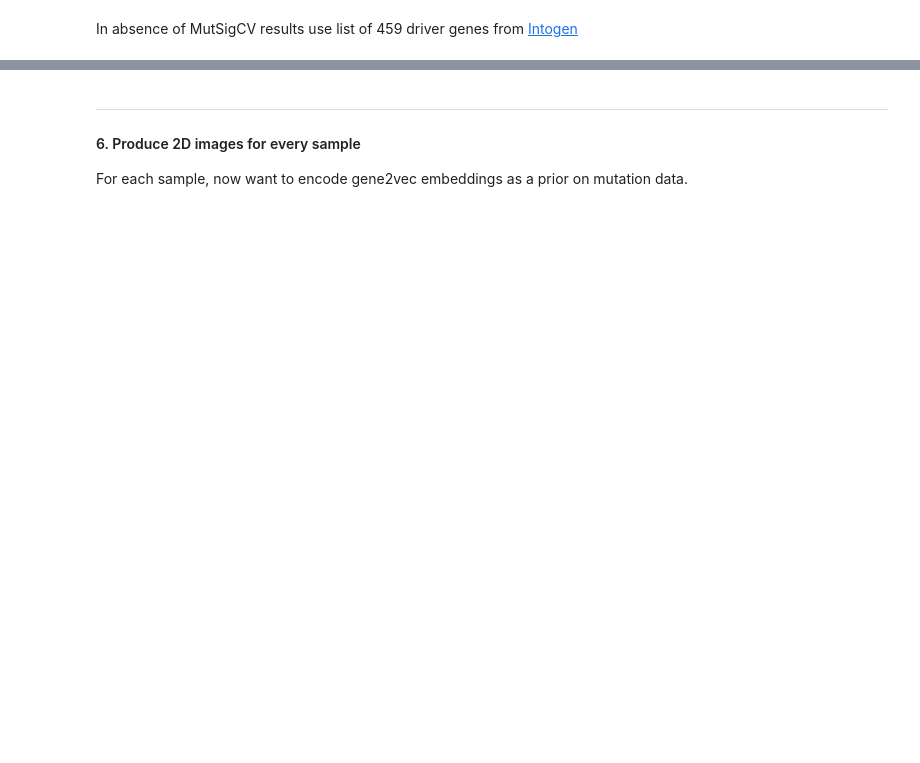
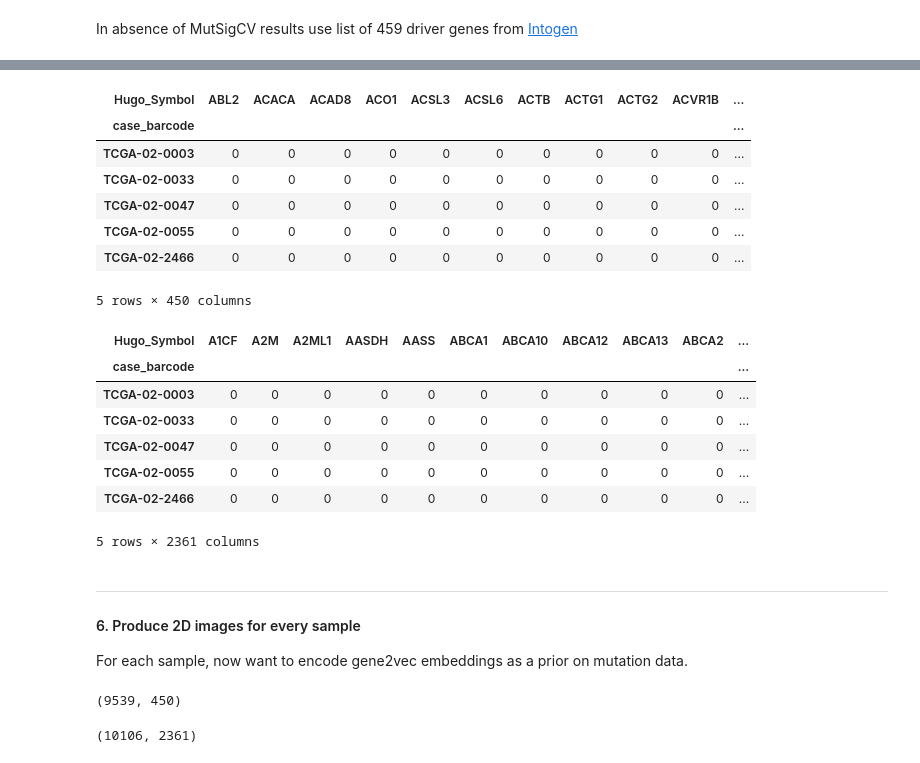
Before and after one commit to athon-millane/thesis, a Jupyter notebook: notebooks/gene2vec.ipynb, the cells around one changed output, grey strips where cells are left out. Drawn from its saved outputs; the diff is of its cells as text; code cells hidden in the pictures; blank space fills up the shorter version.

```diff
--- a/notebooks/gene2vec.ipynb
+++ b/notebooks/gene2vec.ipynb
@@ -330,6 +349,26 @@ df_pivot1 = (df_proc1.pipe(dedup_and_get_variant_count)
 
 df_pivot2 = (df_proc2.pipe(dedup_and_get_variant_count)
                      .pipe(reshape_pivot))
+# %%
+df_pivot1.head()
+df_pivot2.head()
+# %% [output]
+| Hugo_Symbol | ABL2 | ACACA | ACAD8 | ACO1 | ACSL3 | ACSL6 | ACTB | ACTG1 | ACTG2 | ACVR1B | ... |
+| case_barcode |  |  |  |  |  |  |  |  |  |  | ... |
+| TCGA-02-0003 | 0 | 0 | 0 | 0 | 0 | 0 | 0 | 0 | 0 | 0 | ... |
+| TCGA-02-0033 | 0 | 0 | 0 | 0 | 0 | 0 | 0 | 0 | 0 | 0 | ... |
+| TCGA-02-0047 | 0 | 0 | 0 | 0 | 0 | 0 | 0 | 0 | 0 | 0 | ... |
+| TCGA-02-0055 | 0 | 0 | 0 | 0 | 0 | 0 | 0 | 0 | 0 | 0 | ... |
+| TCGA-02-2466 | 0 | 0 | 0 | 0 | 0 | 0 | 0 | 0 | 0 | 0 | ... |
+5 rows × 450 columns
+| Hugo_Symbol | A1CF | A2M | A2ML1 | AASDH | AASS | ABCA1 | ABCA10 | ABCA12 | ABCA13 | ABCA2 | ... |
+| case_barcode |  |  |  |  |  |  |  |  |  |  | ... |
+| TCGA-02-0003 | 0 | 0 | 0 | 0 | 0 | 0 | 0 | 0 | 0 | 0 | ... |
+| TCGA-02-0033 | 0 | 0 | 0 | 0 | 0 | 0 | 0 | 0 | 0 | 0 | ... |
+| TCGA-02-0047 | 0 | 0 | 0 | 0 | 0 | 0 | 0 | 0 | 0 | 0 | ... |
+| TCGA-02-0055 | 0 | 0 | 0 | 0 | 0 | 0 | 0 | 0 | 0 | 0 | ... |
+| TCGA-02-2466 | 0 | 0 | 0 | 0 | 0 | 0 | 0 | 0 | 0 | 0 | ... |
+5 rows × 2361 columns
 # %% [markdown]
 ---
 #### 6. Produce 2D images for every sample
@@ -370,0 +378,57 @@ df_genevec = pd.DataFrame(wv.transpose(), columns=vocabulary)
+# %%
+df_pivot1.shape
+df_pivot2.shape
+
+def convert_to_onehot(df_in):
+    """
+    Convert count encoding to one-hot encoded representation of df.
+    """
+    df = df_in.copy()
+    df[df != 0] = 1
+    return df
+
+def get_gene_intersection(df1, df2):
+    """
+    Get intersection of genes (features) from df1 and df2.
+    """
+    gene_intersection = []
+    for gene in df1:
+        if gene in df2.columns.tolist():
+            gene_intersection.append(gene)
+
+    return gene_intersection
+
+
+def embed_gene_vectors(data_df, gene_df):
+    """
+    Matrix multiply somatic mutation data by gene embeddings and return batch of images.
+    """
+    samples = []
+    for i, row in data_df.iterrows():
+        # multiply gene embedding by bitwise mask taken from sample mutations
+        embedded_sample = row.values * gene_df.values
+        samples.append(embedded_sample)
+    return np.dstack(samples)
+
+def apply_spectral_clustering(data_df, onehot_df, num_clusters=25):
+    """
+    Determine a sorting on genes which creates visual structure.
+    Calculates feature cooccurrence matrix, finds num_clusters as defined and sorts genes accordingly.
+    """
+    from sklearn.cluster import SpectralClustering
+    c_matrix = onehot_df.T.dot(onehot_df) # cooccurrence matrix for genes in data source
+    sc = SpectralClustering(num_clusters, affinity='precomputed', n_init=100, assign_labels='discretize')
+    clusters = sc.fit_predict(c_matrix)
+    return data_df[:,np.argsort(clusters),:]
+
+def visualise_sample(sample):
+    """
+    Visualise sample as image.
+    """
+    import matplotlib.pyplot as plt
+    fig, ax = plt.subplots(figsize=(10, 10))
+    ax.imshow(pd.DataFrame(sample), aspect='auto')
+    # plt.colorbar()
+# %% [output]
+(9539, 450)
+(10106, 2361)
```
Also changed, not shown: parts of 14 cells of this notebook.
